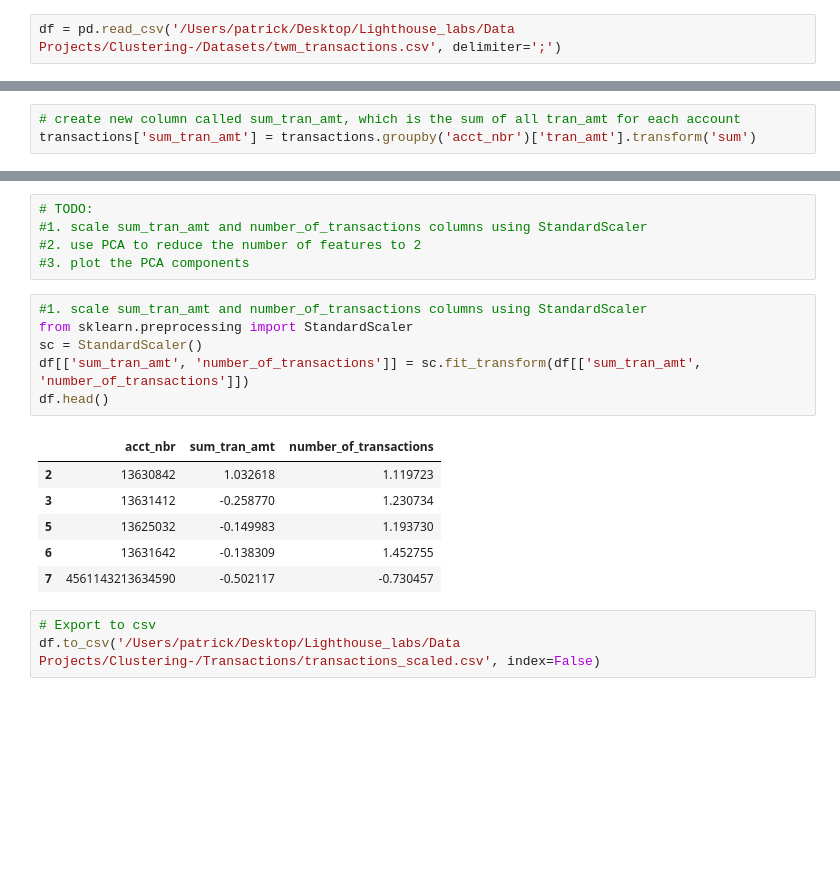
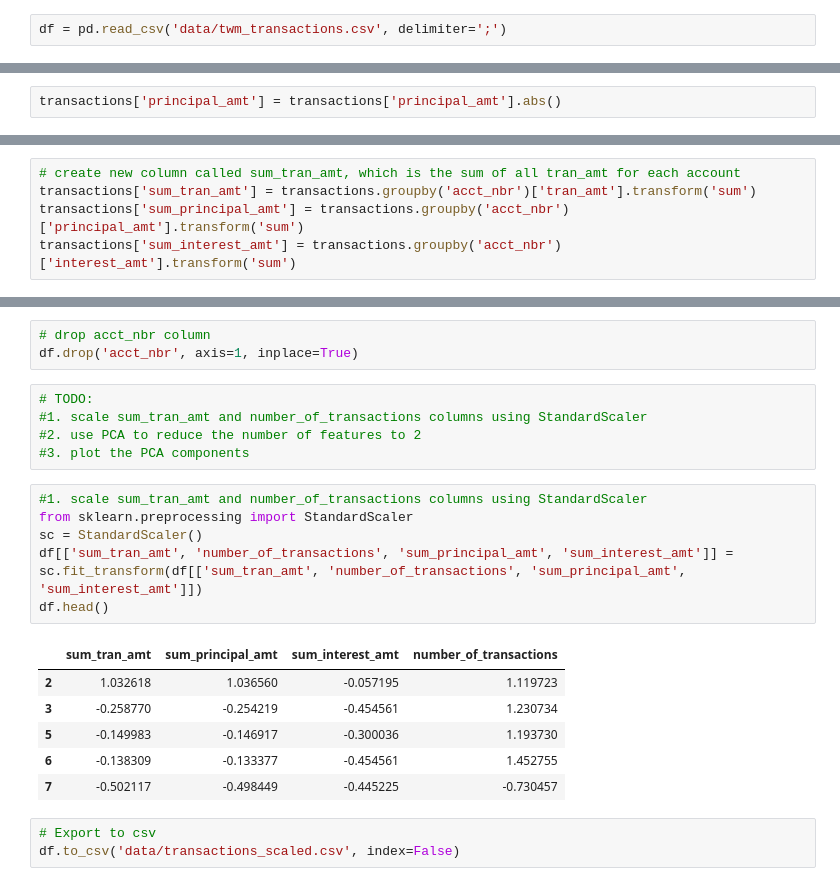
Before and after one commit to DanijelaStevanovic/Project4_Clustering, a Jupyter notebook: Transactions/Data_Prep.ipynb, the cells around one changed output, grey strips where cells are left out. Saved outputs shown, nothing was run; the diff lists cells and outputs as text; blank space fills up the shorter version.

```diff
--- a/Transactions/Data_Prep.ipynb
+++ b/Transactions/Data_Prep.ipynb
@@ -21,7 +21,7 @@ warnings.filterwarnings('ignore')
 ### Import Data
 ---
 # %%
-df = pd.read_csv('/Users/patrick/Desktop/Lighthouse_labs/Data Projects/Clustering-/Datasets/twm_transactions.csv', delimiter=';')
+df = pd.read_csv('data/twm_transactions.csv', delimiter=';')
 # %%
 df.head()
 # %% [output]
@@ -159,6 +146,8 @@ transactions.head()
 # %%
 # get absolute value of tran_amt column
 transactions['tran_amt'] = transactions['tran_amt'].abs()
+# %%
+transactions['principal_amt'] = transactions['principal_amt'].abs()
 # %%
 transactions.head()
 # %% [output]
@@ -171,3 +160,5 @@ transactions.head()
 # %%
 # create new column called sum_tran_amt, which is the sum of all tran_amt for each account
 transactions['sum_tran_amt'] = transactions.groupby('acct_nbr')['tran_amt'].transform('sum')
+transactions['sum_principal_amt'] = transactions.groupby('acct_nbr')['principal_amt'].transform('sum')
+transactions['sum_interest_amt'] = transactions.groupby('acct_nbr')['interest_amt'].transform('sum')
@@ -279,3 +285,6 @@ df.head()
+# %%
+# drop acct_nbr column
+df.drop('acct_nbr', axis=1, inplace=True)
 # %%
 # TODO:
 #1. scale sum_tran_amt and number_of_transactions columns using StandardScaler
@@ -284,16 +293,16 @@ df.head()
 # %%
 #1. scale sum_tran_amt and number_of_transactions columns using StandardScaler
 from sklearn.preprocessing import StandardScaler
 sc = StandardScaler()
-df[['sum_tran_amt', 'number_of_transactions']] = sc.fit_transform(df[['sum_tran_amt', 'number_of_transactions']])
+df[['sum_tran_amt', 'number_of_transactions', 'sum_principal_amt', 'sum_interest_amt']] = sc.fit_transform(df[['sum_tran_amt', 'number_of_transactions', 'sum_principal_amt', 'sum_interest_amt']])
 df.head()
 # %% [output]
-|  | acct_nbr | sum_tran_amt | number_of_transactions |
-| 2 | 13630842 | 1.032618 | 1.119723 |
-| 3 | 13631412 | -0.258770 | 1.230734 |
-| 5 | 13625032 | -0.149983 | 1.193730 |
-| 6 | 13631642 | -0.138309 | 1.452755 |
-| 7 | 4561143213634590 | -0.502117 | -0.730457 |
+|  | sum_tran_amt | sum_principal_amt | sum_interest_amt | number_of_transactions |
+| 2 | 1.032618 | 1.036560 | -0.057195 | 1.119723 |
+| 3 | -0.258770 | -0.254219 | -0.454561 | 1.230734 |
+| 5 | -0.149983 | -0.146917 | -0.300036 | 1.193730 |
+| 6 | -0.138309 | -0.133377 | -0.454561 | 1.452755 |
+| 7 | -0.502117 | -0.498449 | -0.445225 | -0.730457 |
 # %%
 # Export to csv
-df.to_csv('/Users/patrick/Desktop/Lighthouse_labs/Data Projects/Clustering-/Transactions/transactions_scaled.csv', index=False)
+df.to_csv('data/transactions_scaled.csv', index=False)
```
Also changed, not shown: parts of 13 cells of this notebook, 46 other files.
